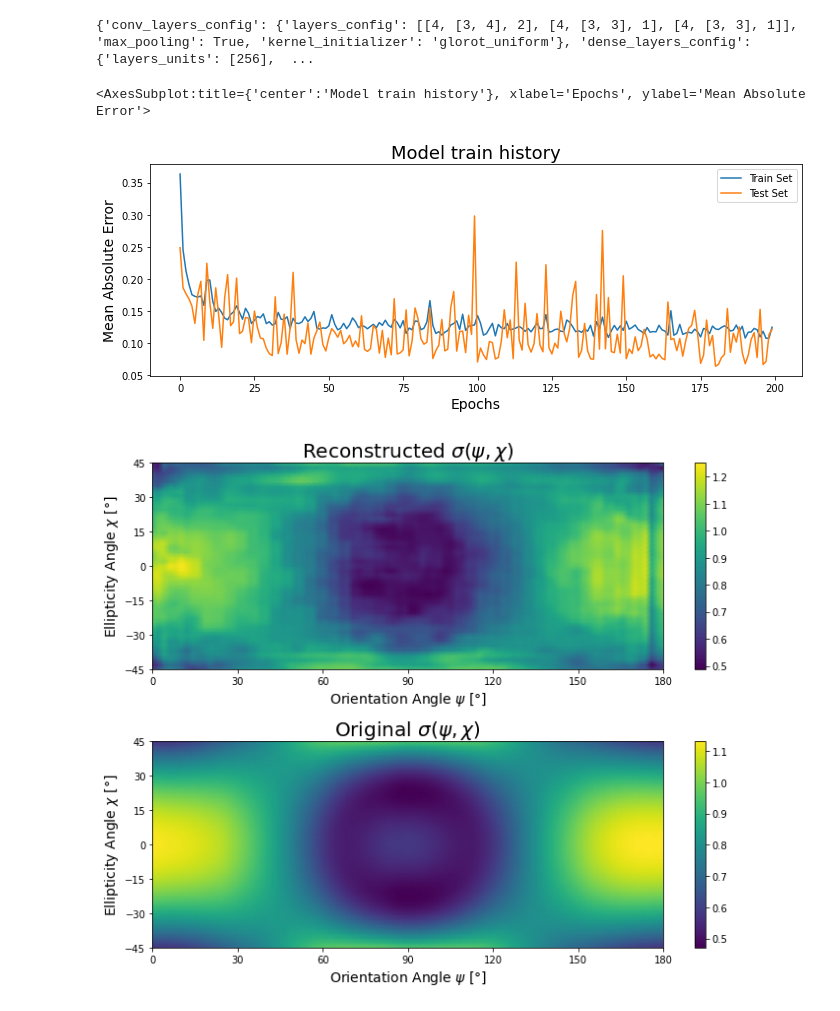
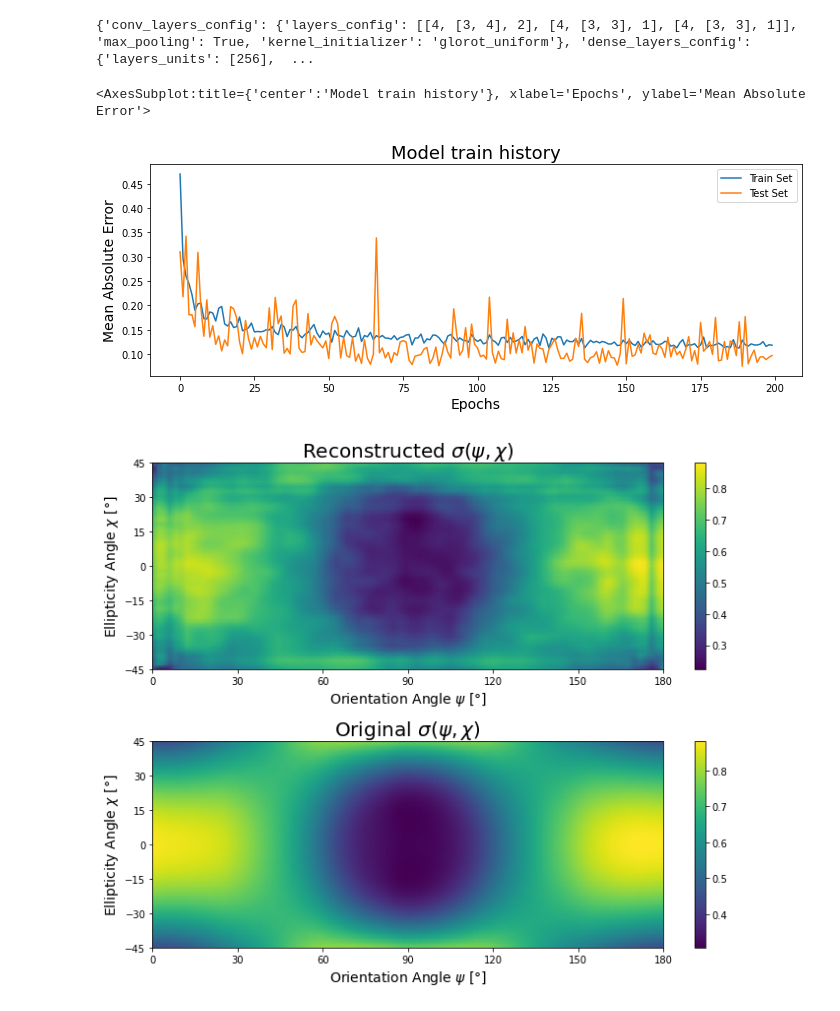
Before and after one commit to jotavecorta/DeepScatteringModels, a Jupyter notebook: notebooks/4.0-jv-spm-cae-arquitecture-optimization.ipynb, the cells around one changed output. Drawn from its saved outputs; the diff is of its cells as text; code cells hidden in the pictures.

```diff
--- a/notebooks/4.0-jv-spm-cae-arquitecture-optimization.ipynb
+++ b/notebooks/4.0-jv-spm-cae-arquitecture-optimization.ipynb
@@ -179,9 +179,9 @@ model_dir = os.path.join(src_dir, 'models')
 json_path = os.path.join(model_dir, 'model_architecture_spm.json')
 
 with open(json_path, 'r') as file_:
-    scores = json.load(file_)
+    best_configuration = json.load(file_)
 
-print(scores)
+print(best_configuration)
 # %% [output]
 {'conv_layers_config': {'layers_config': [[4, [3, 4], 2], [4, [3, 3], 1], [4, [3, 3], 1]], 'max_pooling': True, 'kernel_initializer': 'glorot_uniform'}, 'dense_layers_config': {'layers_units': [256],  ...
 # %%
@@ -204,24 +204,24 @@ best_cae = ConvAutoencoder(
 # %%
 # Compilamos y ajustamos nuestro modelo con los datos estandarizados
 best_cae.compile(
     optimizer='adam',
     loss=losses.MeanSquaredError(),
     metrics=['mean_absolute_error', 'mean_squared_error']
     )
 
 history = best_cae.fit(
     rscaled_train,
     rscaled_train,
-    epochs = 200,
-    batch_size = 32,
-    verbose = 0,
+    epochs=200,
+    batch_size=16,
+    verbose=0,
     validation_data=(rscaled_test, rscaled_test)
     )
 
 plot_history(history)
 # %% [output]
 <AxesSubplot:title={'center':'Model train history'}, xlabel='Epochs', ylabel='Mean Absolute Error'>
-[figure, old version]
+[figure, new version]
 # %%
 # Genero y decodifico imagenes de testeo
 encoded_imgs = best_cae.encoder(rscaled_test[:1000]).numpy()
@@ -244,4 +244,4 @@ ax[1].set_title(r'Original $\sigma(\psi,\chi)$', fontsize = 20)
 
 fig.tight_layout()
 # %% [output]
-[figure, old version]
+[figure, new version]
```
Also changed, not shown: 5 other files.
